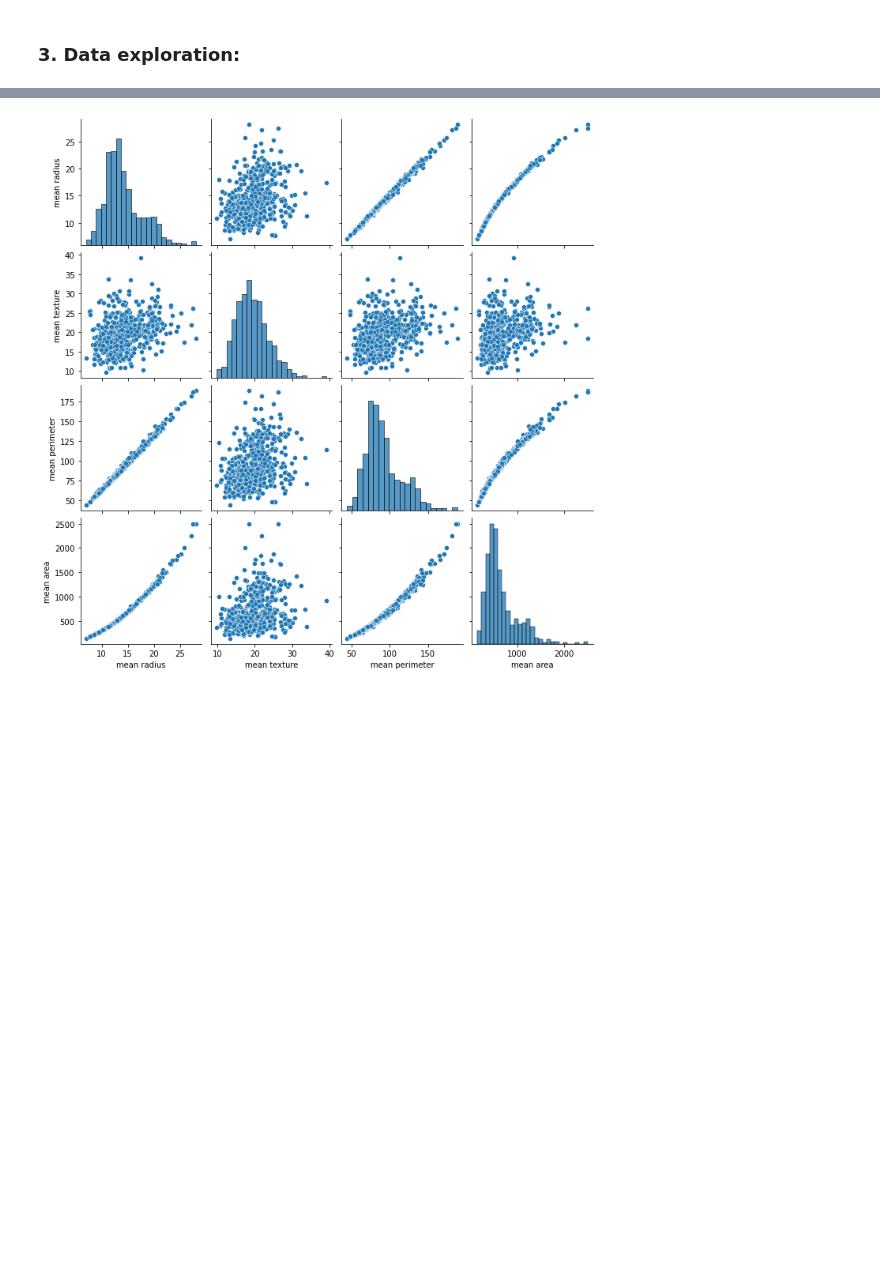
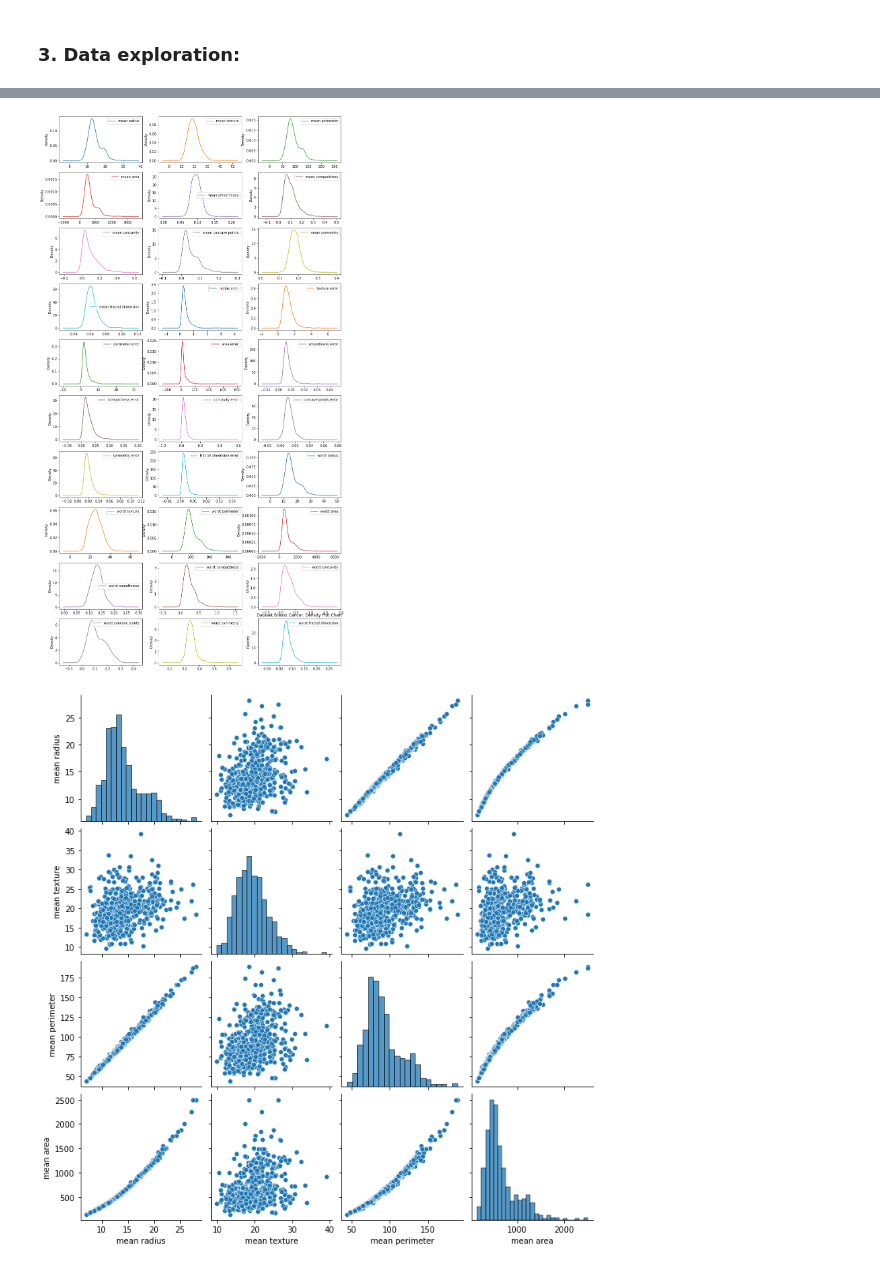
Before and after one commit to GiovannaBezerra/breast_cancer_detection, a Jupyter notebook: Breast_Cancer_Detection.ipynb, the cells around one changed output, grey strips where cells are left out. Cells and saved outputs as stored; diff of their text form; code cells hidden in the pictures; blank space fills up the shorter version.

Commit message:
including data exploration and density chart

```diff
--- a/Breast_Cancer_Detection.ipynb
+++ b/Breast_Cancer_Detection.ipynb
@@ -161,3 +180,10 @@ df.describe()
+# %%
+# Chart to verify dataset feature distribution - Density plot:
+df.plot(kind = 'density', subplots = True, layout = (10,3), sharex = False, figsize = (15,30))
+plt.title('Dataset Breast Cancer: Density Plot Chart')
+plt.show()
+# %% [output]
+[figure, added]
 # %%
 sns.pairplot(df[['mean radius','mean texture','mean perimeter','mean area']])
 plt.show()
```
Also changed, not shown: parts of 19 cells of this notebook.
